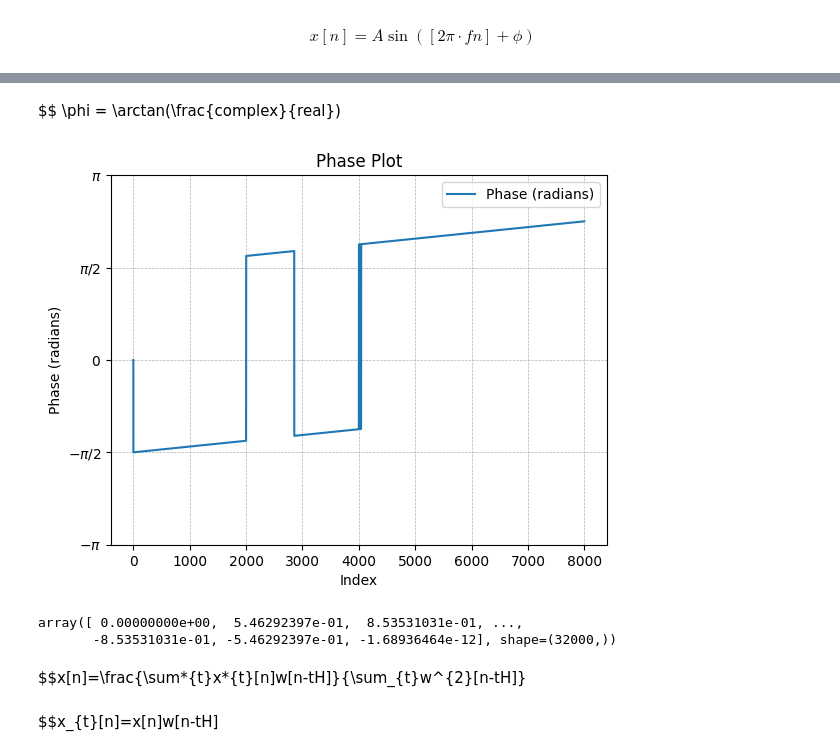
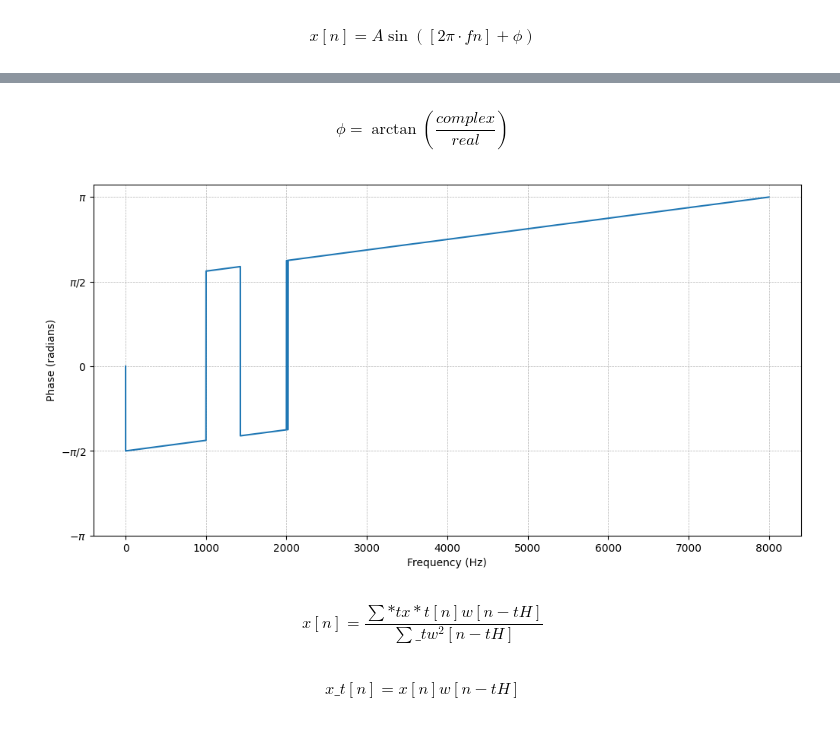
Before and after one commit to JoeCleveland/DSP_Convolution_And_Fourier, a Jupyter notebook: DFT.ipynb, the cells around one changed output, grey strips where cells are left out. Drawn from its saved outputs; the diff is of its cells as text; code cells hidden in the pictures.

```diff
--- a/DFT.ipynb
+++ b/DFT.ipynb
@@ -29,6 +29,4 @@ scipy.io.wavfile.write(FILE_NAME, SAMPLE_RATE, x)
 samplerate, data = scipy.io.wavfile.read(FILE_NAME)
 # %%
 X = scipy.fft.fft(data)
-
-X = X[:SAMPLE_RATE//2]
 # %% [markdown]
@@ -43,0 +36,21 @@ plt.plot(z)
+# %%
+# normalize the magnitude values to reflect the actual amplitude of the signal.
+z = np.abs(X)/len(data)
+# z = z[:SAMPLE_RATE//2]
+freqs = np.fft.fftfreq(len(data), 1 / SAMPLE_RATE)[:SAMPLE_RATE]
+
+# fix dc offset
+z[0] = 1e-10
+
+z_db = 20*np.log10(z)
+
+z_db = z_db[:SAMPLE_RATE]
+
+plt.figure(figsize=(12, 6))
+plt.plot(freqs, z_db)
+plt.xlabel("Frequency (Hz)")
+plt.ylabel("Amplitude (dB- scaled)")
+plt.ylim(-100, 0)
+# plt.xlim(0, len(freqs))
+plt.grid(True, which="both", linestyle="--", linewidth=0.5)
+plt.savefig("section_2_fequency_plot.png")
@@ -44,3 +59,5 @@ plt.plot(z)
 # %% [markdown]
-$$ \phi = \arctan(\frac{complex}{real})
+$$
+\phi = \arctan(\frac{complex}{real})
+$$
 # %%
@@ -48,36 +68,33 @@ a = X.real
 b = X.imag
 # %%
 phi = np.arctan2(b, a)
-phi = phi[:SAMPLE_RATE//2]
+# phi = phi[:SAMPLE_RATE//2]
+phi=phi[:SAMPLE_RATE]
 # %%
-plt.plot(phi, label="Phase (radians)")
+plt.figure(figsize=(12,6))
+plt.plot(freqs,phi, label="Phase (radians)")
 
 # Adding grid
 plt.grid(True, which='both', linestyle='--', linewidth=0.5)
 # Adjust y-axis to show ticks as multiples of π/2
 plt.yticks(
-    ticks=np.arange(-np.pi, np.pi + np.pi/2, np.pi/2),  # Tick positions
+    ticks=np.arange(-np.pi, np.pi + np.pi/2, np.pi/2),
     labels=[
         r"$-\pi$", r"$-\pi/2$", r"$0$", r"$\pi/2$", r"$\pi$"
     ]  # Corresponding labels
 )
-
+# plt.xlim(0, len(freqs))
 # Add labels and legend
-plt.xlabel("Index")
+plt.xlabel("Frequency (Hz)")
 plt.ylabel("Phase (radians)")
-plt.legend()
-plt.title("Phase Plot")
-
-# Show the plot
-plt.show()
+plt.savefig("section_2_phase_plot.png")
 # %% [output]
-[figure, old version]
+[figure, new version]
-# %%
-def my_fft(x):
-# %% [output]
-array([ 0.00000000e+00,  5.46292397e-01,  8.53531031e-01, ...,
-       -8.53531031e-01, -5.46292397e-01, -1.68936464e-12], shape=(32000,))
 # %% [markdown]
-$$x[n]=\frac{\sum*{t}x*{t}[n]w[n-tH]}{\sum\_{t}w^{2}[n-tH]}
+$$
+x[n]=\frac{\sum*{t}x*{t}[n]w[n-tH]}{\sum\_{t}w^{2}[n-tH]}
+$$
 # %% [markdown]
-$$x\_{t}[n]=x[n]w[n-tH]
+$$
+x\_{t}[n]=x[n]w[n-tH]
+$$
```
Also changed, not shown: parts of 4 cells of this notebook, 2 other files.
